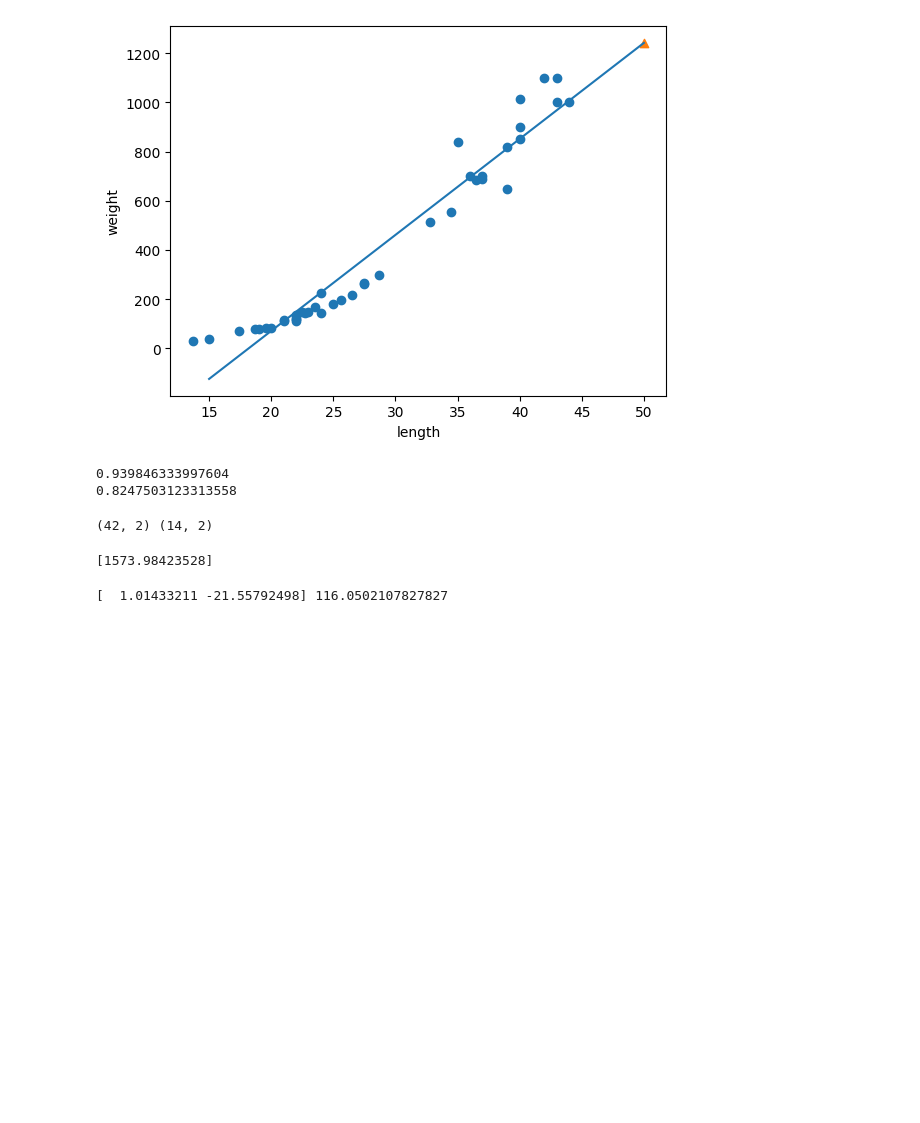
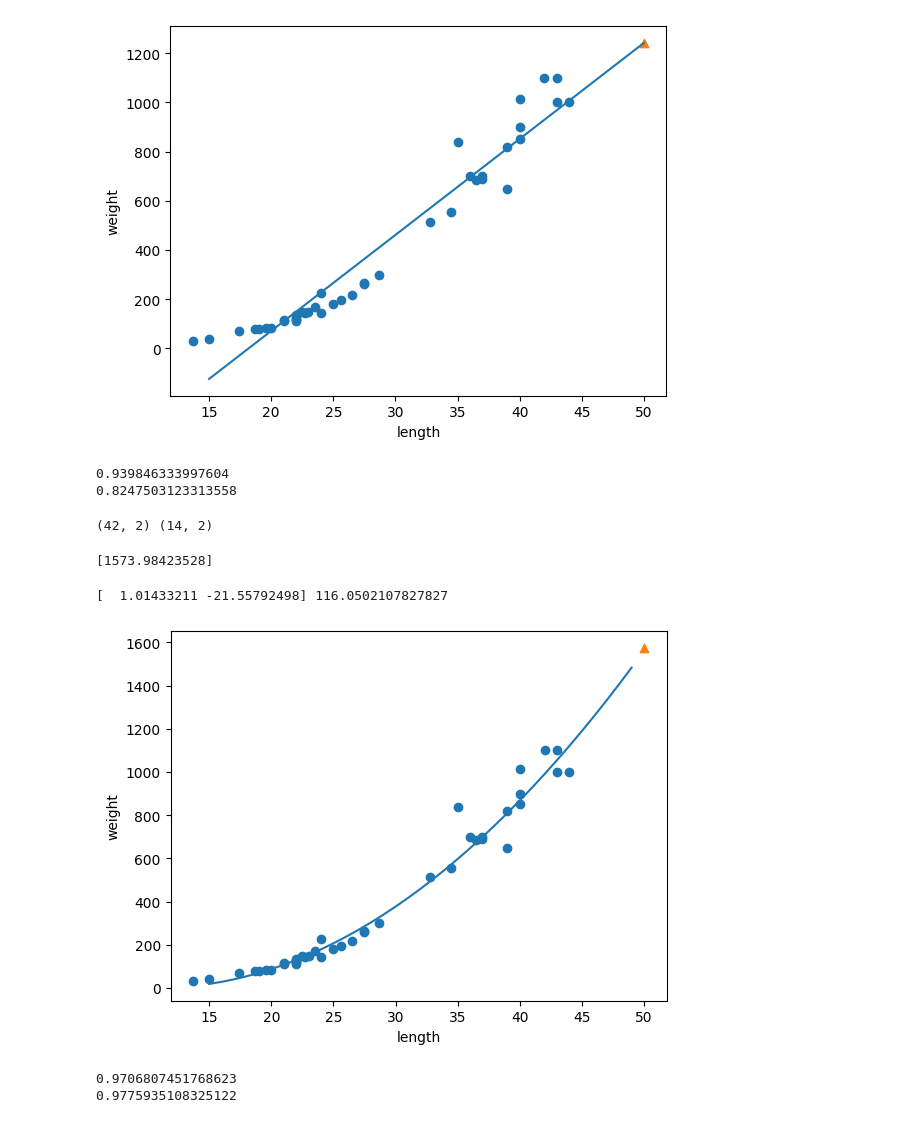
Before and after one commit to Park-Joyeong/hongong-machine-learning, a Jupyter notebook: 03_2.ipynb, the cells around one changed output. Cells and saved outputs as stored; diff of their text form; code cells hidden in the pictures; blank space fills up the shorter version.

```diff
--- a/03_2.ipynb
+++ b/03_2.ipynb
@@ -138,16 +138,24 @@ print(lr.coef_, lr.intercept_)
 [  1.01433211 -21.55792498] 116.0502107827827
 # %%
 # 구간별 직선을 그리기 위해 15에서 49까지 정수 배열을 만듭니다
-point = np.arrange(15, 50)
+point = np.arange(15, 50)
 
 # 훈련 세트의 산점도를 그립니다
 plt.scatter(train_input, train_target)
 
 # 15에서 49까지 2차 방정식 그래프를 그립니다
 plt.plot(point, 1.01*point**2 - 21.6*point + 116.05)
 
 # 50cm 농어 데이터
 plt.scatter([50], [1574], marker='^')
 plt.xlabel('length')
 plt.ylabel('weight')
 plt.show()
+# %% [output]
+[figure, added]
+# %%
+print(lr.score(train_poly, train_target))
+print(lr.score(test_poly, test_target))
+# %% [output]
+0.9706807451768623
+0.9775935108325122
```
